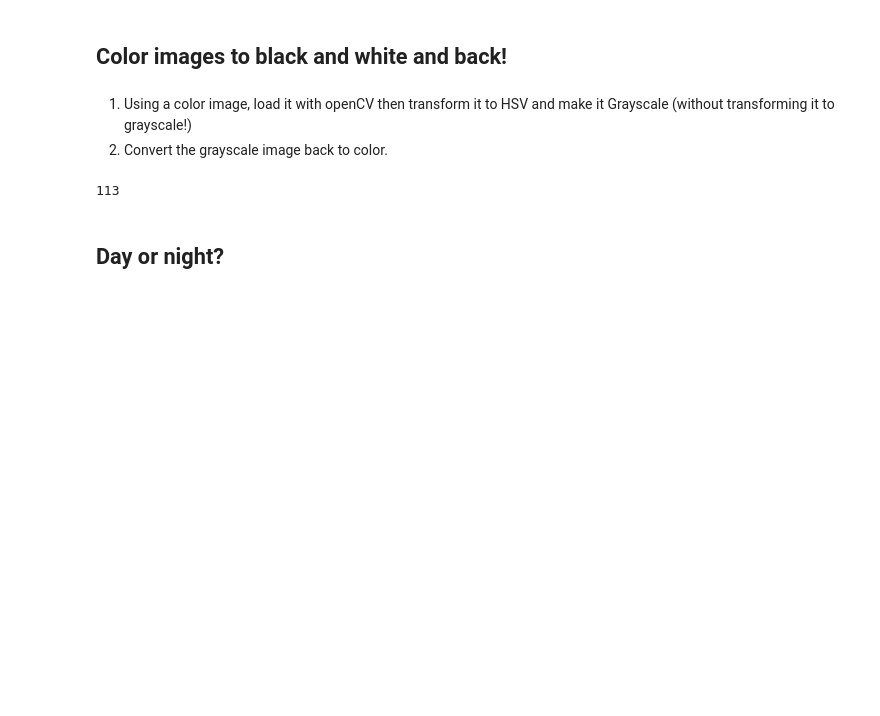
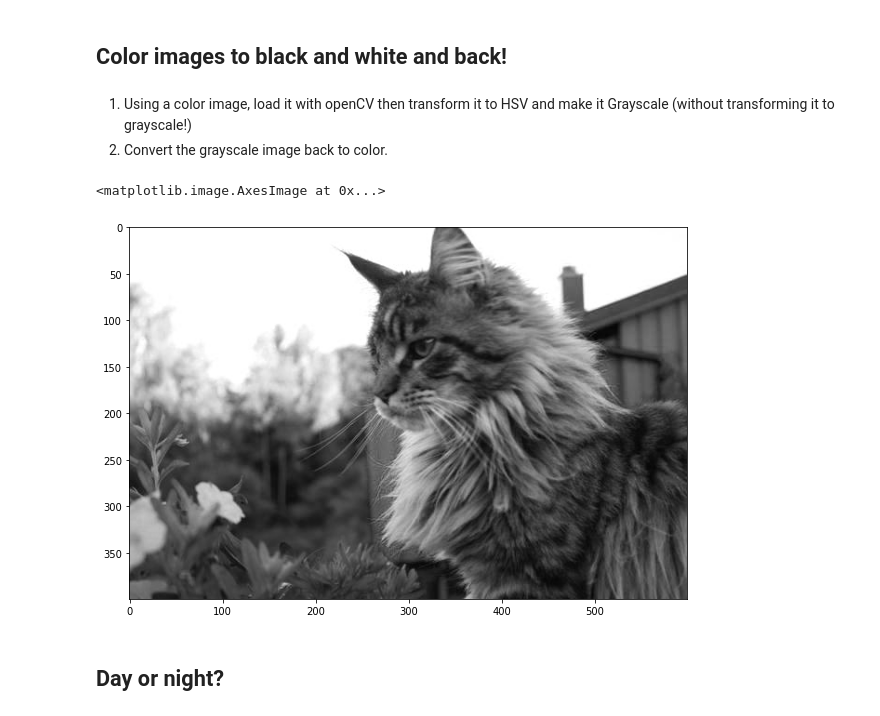
Before and after one commit to lpianta/ai_fall_exercises, a Jupyter notebook: M6_Computer Vision/03. Histograms, transformations and Bitwise ops/Mini Projects.ipynb, the cells around one changed output. Saved outputs shown, nothing was run; the diff lists cells and outputs as text; code cells hidden in the pictures; blank space fills up the shorter version.

```diff
--- a/M6_Computer Vision/03. Histograms, transformations and Bitwise ops/Mini Projects.ipynb
+++ b/M6_Computer Vision/03. Histograms, transformations and Bitwise ops/Mini Projects.ipynb
@@ -28,22 +45,27 @@ def imgshow(img):
-# %%
-## Read as BGR
-img = cat
-
-## (1) Loop to calculate
-H,W = img.shape[:2]
-gray = np.zeros((H,W), np.uint8)
-for i in range(H):
-    for j in range(W):
-        gray[i,j] = np.clip(0.07 * img[i,j,0]  + 0.72 * img[i,j,1] + 0.21 * img[i,j,2], 0, 255)
-
-
-cv2.imshow("gray", gray)
-
-cv2.waitKey(0)
-cv2.destroyAllWindows()
-cv2.waitKey(1)
-# %% [output]
-113
+# %%
+## Read as BGR
+
+cat = cv2.imread('./img/cat.jpg')
+
+cat_copy = cat.copy()
+# %%
+cat_hsv = cv2.cvtColor(cat_copy, cv2.COLOR_BGR2HSV)
+
+h, s, v, = cv2.split(cat_hsv)
+
+
+h1 = h // 180
+s1 = s - s
+v1 = v // 2
+
+bluish = cv2.merge([h,s1,v])
+cat_gray = cv2.cvtColor(bluish, cv2.COLOR_HSV2BGR)
+
+plt.figure(figsize=(10,10))
+plt.imshow(cat_gray)
+# %% [output]
+<matplotlib.image.AxesImage at 0x...>
+[figure, added]
 # %% [markdown]
 ## Day or night?
 # %% [markdown]
```
Also changed, not shown: parts of 4 cells of this notebook, 3 other files.
